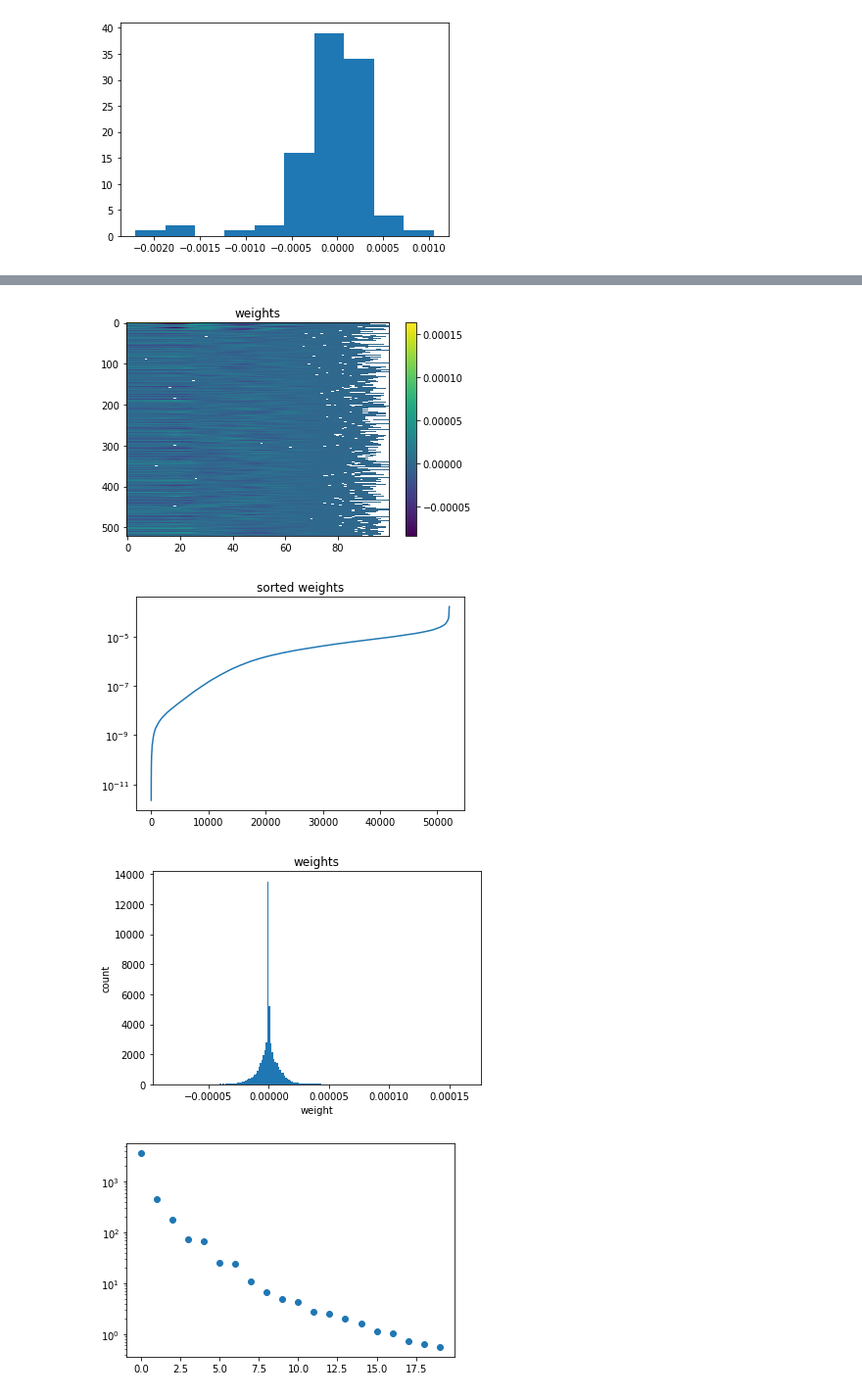
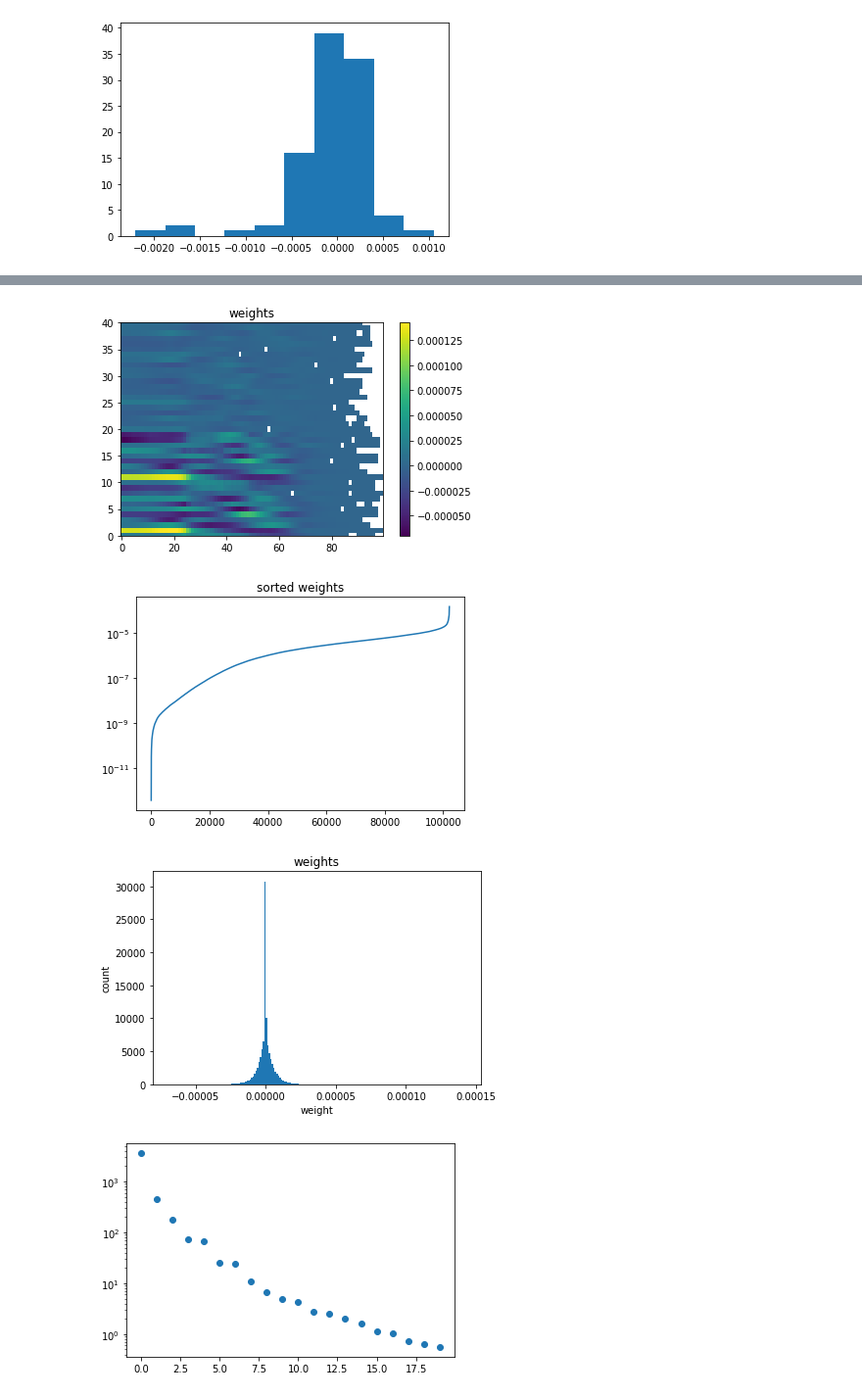
Before and after one commit to stmeinecke/derrom, a Jupyter notebook: PHELPH_simulate_wML.ipynb, the cells around one changed output, grey strips where cells are left out. Shown at 98% size. Cells and saved outputs as stored; diff of their text form; code cells hidden in the pictures.

```diff
--- a/PHELPH_simulate_wML.ipynb
+++ b/PHELPH_simulate_wML.ipynb
@@ -191,7 +190,7 @@ plt.show()
 dim_reducer = derrom.dim_reducers.SVD()
 
 scaler = derrom.scalers.standardize_scaler(1.0)
-transformer = derrom.transformers.ELM_features(ELM_nodes=500)
+transformer = derrom.transformers.ELM_features(ELM_nodes=1000)
 optimizer = derrom.optimizers.ridge(alpha=10.**4)
 
 # scaler = derrom.scalers.normalize_scaler(0.1)
@@ -264,23 +263,24 @@ I_area error:  0.04809358402418549 +- 0.058911385171151825
 # %%
 masked_weights = np.ma.masked_values(el_scat_model.w,0.0)
-plt.imshow(masked_weights, aspect='auto', interpolation='none')
+plt.imshow(masked_weights, aspect='auto', interpolation='none', origin='lower')
 plt.colorbar()
 plt.title('weights')
+plt.ylim(0,40)
 plt.show()
 
 plt.semilogy(np.sort(np.ravel(np.abs(el_scat_model.w))))
 plt.title('sorted weights')
 plt.show()
 
 plt.hist(np.ravel(el_scat_model.w), bins=200)
 plt.title('weights')
 plt.xlabel('weight')
 plt.ylabel('count')
 plt.show()
 # %% [output]
-[figure, old version]
+[figure, new version]
-[figure, old version]
+[figure, new version]
-[figure, old version]
+[figure, new version]
 # %%
 plt.semilogy(dim_reducer.S[:20], 'o')
 plt.show()
```
Also changed, not shown: parts of 8 cells of this notebook, 3 other files.
